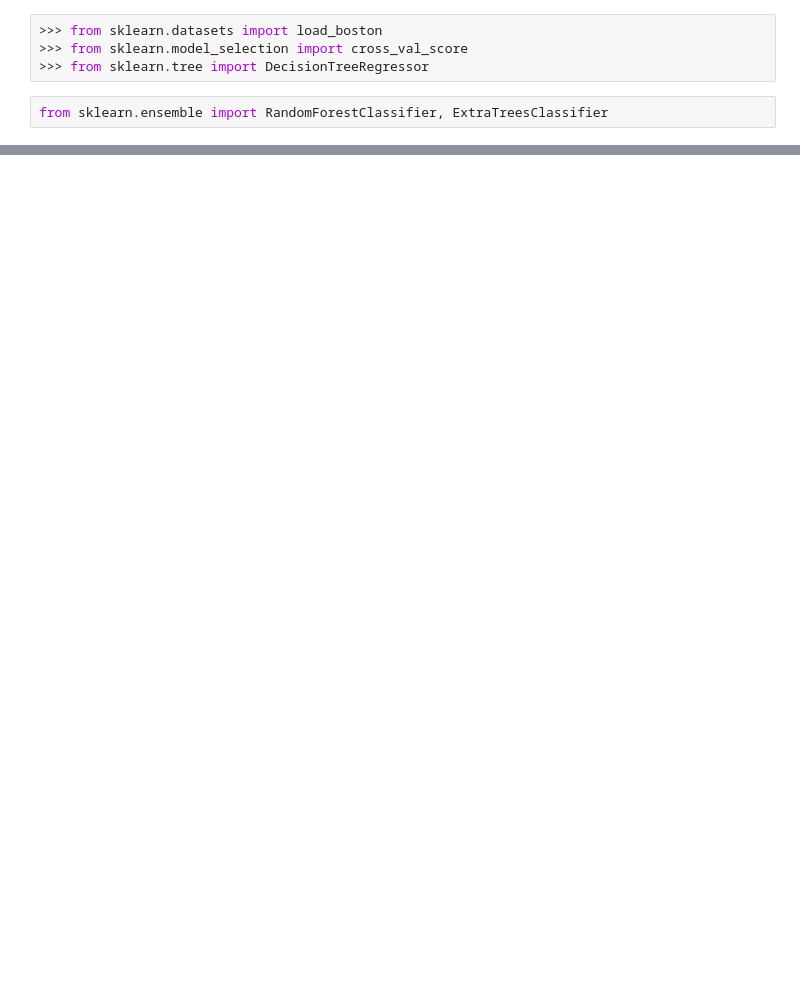
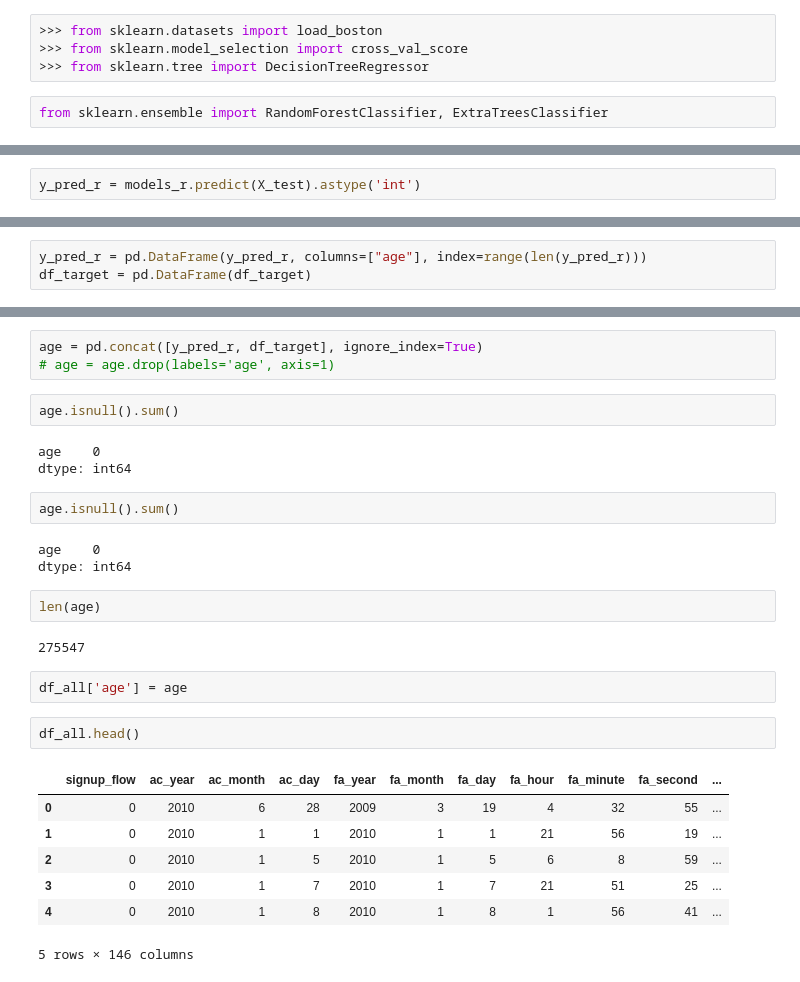
Before and after one commit to wjy5446/airbnb-new-booking, a Jupyter notebook: joe/airbnb_V1.0(EDA)_junki.ipynb, the cells around one changed output, grey strips where cells are left out. Drawn from its saved outputs; the diff is of its cells as text; blank space fills up the shorter version.

Commit message:
aged filled by randomforest and prediction in process

```diff
--- a/joe/airbnb_V1.0(EDA)_junki.ipynb
+++ b/joe/airbnb_V1.0(EDA)_junki.ipynb
@@ -473,0 +405,2 @@ dtype: float64
+# %%
+y_pred_r = models_r.predict(X_test).astype('int')
@@ -473,0 +451,3 @@ dtype: float64
+# %%
+y_pred_r = pd.DataFrame(y_pred_r, columns=["age"], index=range(len(y_pred_r)))
+df_target = pd.DataFrame(df_target)
@@ -473,0 +481,29 @@ dtype: float64
+# %%
+age = pd.concat([y_pred_r, df_target], ignore_index=True)
+# age = age.drop(labels='age', axis=1)
+# %%
+age.isnull().sum()
+# %% [output]
+age    0
+dtype: int64
+# %%
+age.isnull().sum()
+# %% [output]
+age    0
+dtype: int64
+# %%
+len(age)
+# %% [output]
+275547
+# %%
+df_all['age'] = age
+# %%
+df_all.head()
+# %% [output]
+|  | signup_flow | ac_year | ac_month | ac_day | fa_year | fa_month | fa_day | fa_hour | fa_minute | fa_second | ... |
+| 0 | 0 | 2010 | 6 | 28 | 2009 | 3 | 19 | 4 | 32 | 55 | ... |
+| 1 | 0 | 2010 | 1 | 1 | 2010 | 1 | 1 | 21 | 56 | 19 | ... |
+| 2 | 0 | 2010 | 1 | 5 | 2010 | 1 | 5 | 6 | 8 | 59 | ... |
+| 3 | 0 | 2010 | 1 | 7 | 2010 | 1 | 7 | 21 | 51 | 25 | ... |
+| 4 | 0 | 2010 | 1 | 8 | 2010 | 1 | 8 | 1 | 56 | 41 | ... |
+5 rows × 146 columns
```
Also changed, not shown: parts of 45 cells of this notebook, 3 other files.
